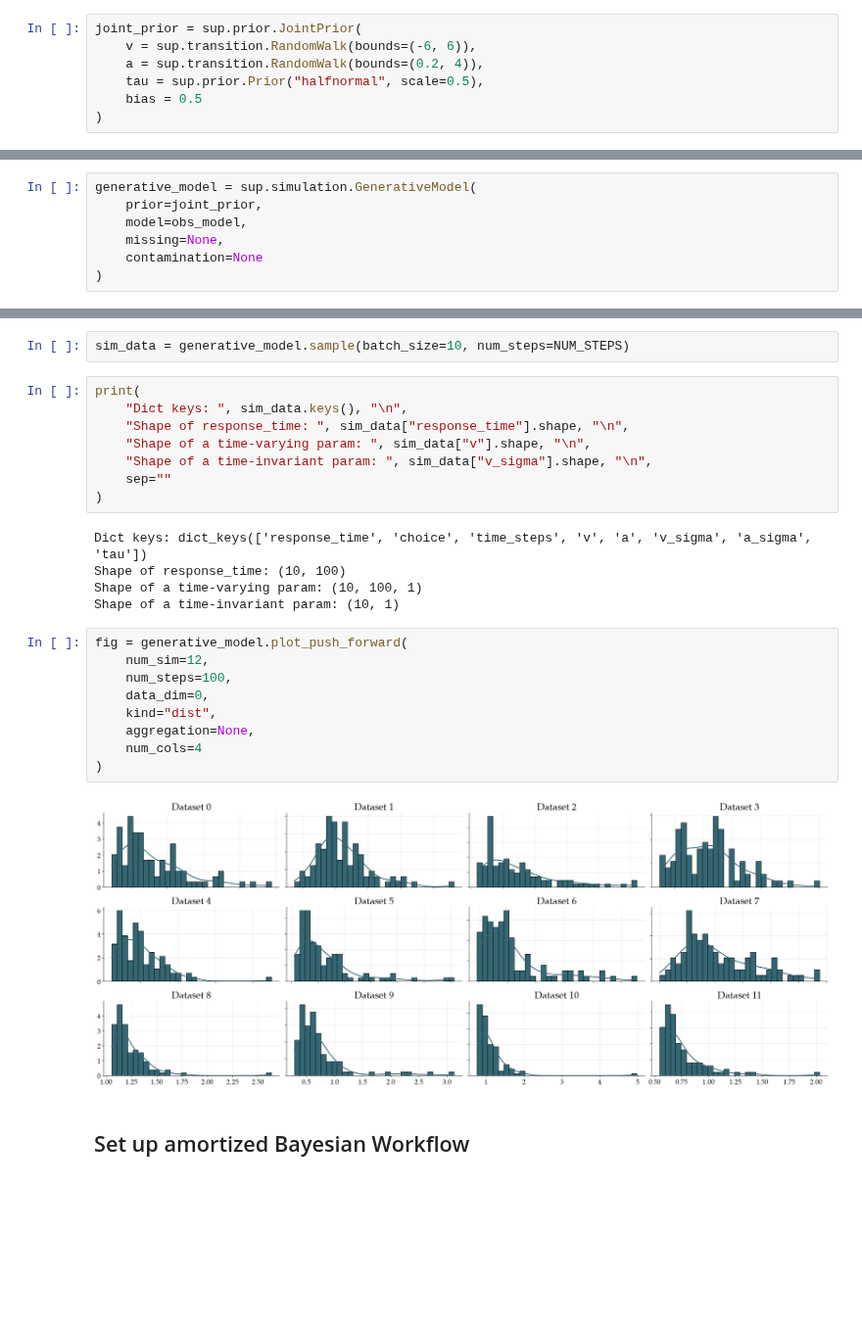
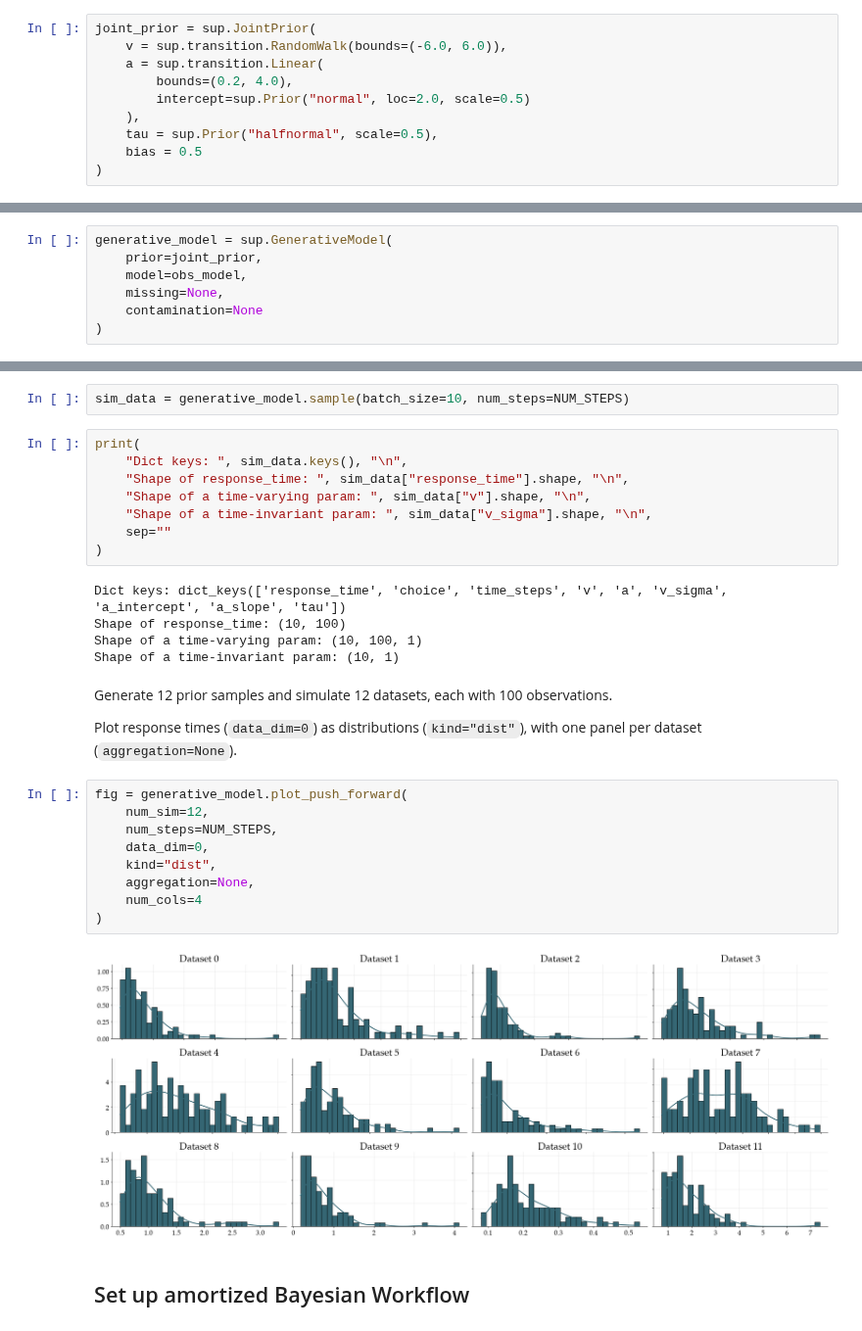
Before and after one commit to LuSchumacher/superstats, a Jupyter notebook: examples/minimal_workflow_demo.ipynb, the cells around one changed output, grey strips where cells are left out. Shown at 98% size. Saved outputs shown, nothing was run; the diff lists cells and outputs as text; blank space fills up the shorter version.

```diff
--- a/examples/minimal_workflow_demo.ipynb
+++ b/examples/minimal_workflow_demo.ipynb
@@ -21,8 +47,11 @@ Each model parameter prior can be specified via the following options:
 # %%
-joint_prior = sup.prior.JointPrior(
-    v = sup.transition.RandomWalk(bounds=(-6, 6)),
-    a = sup.transition.RandomWalk(bounds=(0.2, 4)),
-    tau = sup.prior.Prior("halfnormal", scale=0.5),
+joint_prior = sup.JointPrior(
+    v = sup.transition.RandomWalk(bounds=(-6.0, 6.0)),
+    a = sup.transition.Linear(
+        bounds=(0.2, 4.0),
+        intercept=sup.Prior("normal", loc=2.0, scale=0.5)
+    ),
+    tau = sup.Prior("halfnormal", scale=0.5),
     bias = 0.5
 )
 # %%
@@ -38,5 +73,5 @@ fig = joint_prior.plot_joint_prior(
 # %%
-generative_model = sup.simulation.GenerativeModel(
+generative_model = sup.GenerativeModel(
     prior=joint_prior,
     model=obs_model,
     missing=None,
@@ -53,21 +90,25 @@ print(
     sep=""
 )
 # %% [output]
-Dict keys: dict_keys(['response_time', 'choice', 'time_steps', 'v', 'a', 'v_sigma', 'a_sigma', 'tau'])
+Dict keys: dict_keys(['response_time', 'choice', 'time_steps', 'v', 'a', 'v_sigma', 'a_intercept', 'a_slope', 'tau'])
 Shape of response_time: (10, 100)
 Shape of a time-varying param: (10, 100, 1)
 Shape of a time-invariant param: (10, 1)
+# %% [markdown]
+Generate 12 prior samples and simulate 12 datasets, each with 100 observations.
+
+Plot response times (`data_dim=0`) as distributions (`kind="dist"`), with one panel per dataset (`aggregation=None`).
 # %%
 fig = generative_model.plot_push_forward(
     num_sim=12,
-    num_steps=100,
+    num_steps=NUM_STEPS,
     data_dim=0,
     kind="dist",
     aggregation=None,
     num_cols=4
 )
 # %% [output]
-[figure, old version]
+[figure, new version]
 # %% [markdown]
 ## Set up amortized Bayesian Workflow
 # %%
```
Also changed, not shown: parts of 19 cells of this notebook, 31 other files.
